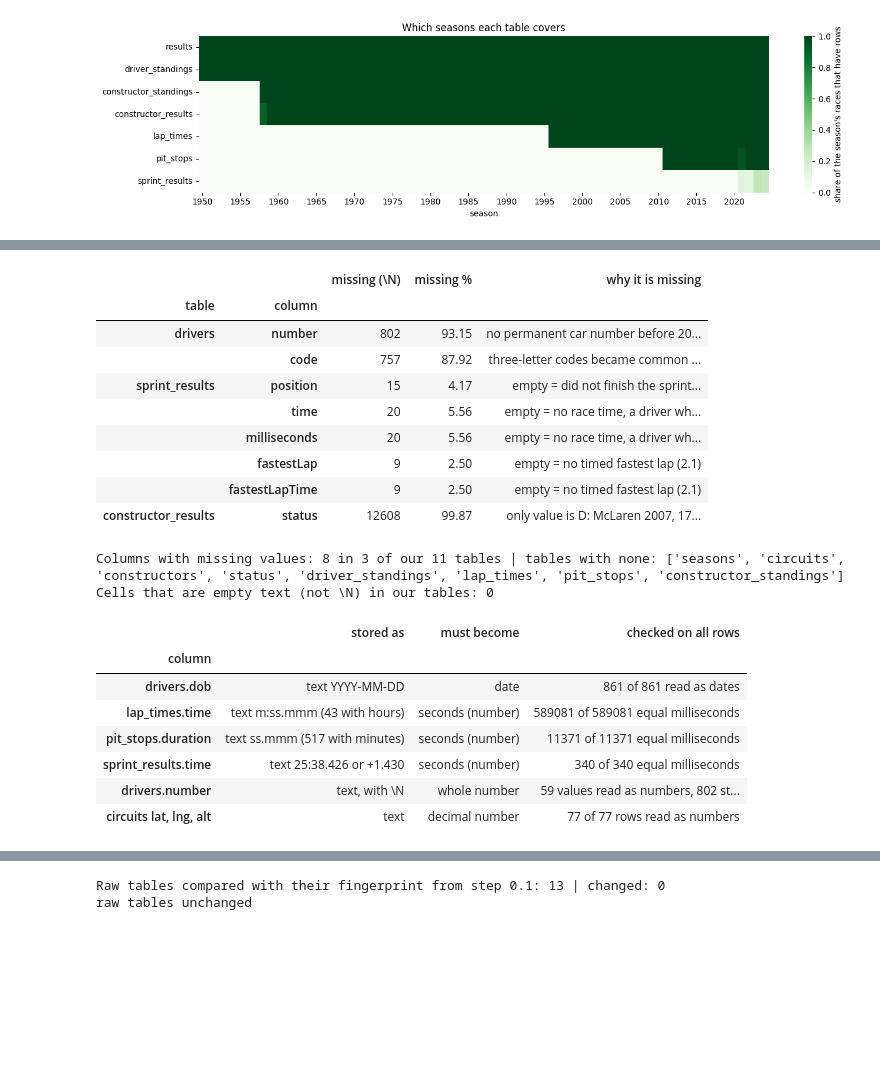
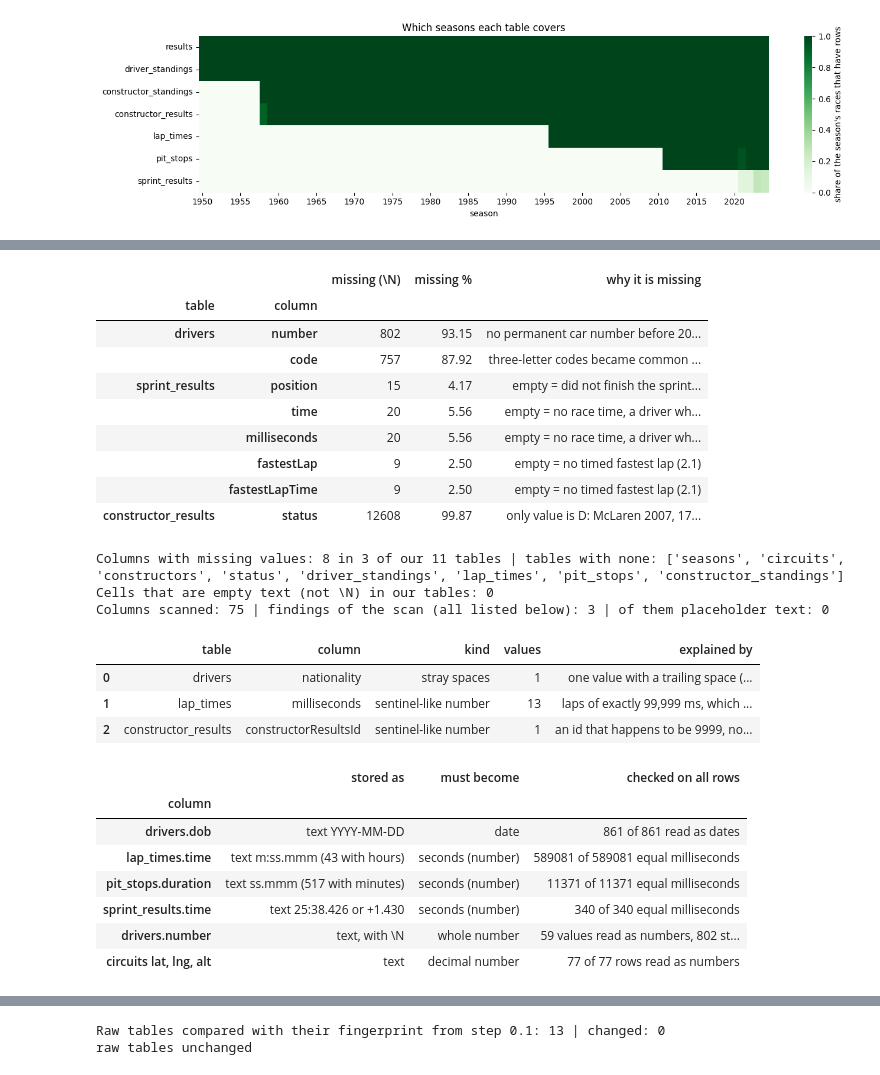
Before and after one commit to sal-tarek/ACL_F1_Predictions, a Jupyter notebook: final-audit/ms1-pre-cleaning-audit.ipynb, the cells around one changed output, grey strips where cells are left out. Drawn from its saved outputs; the diff is of its cells as text; code cells hidden in the pictures; blank space fills up the shorter version.

```diff
--- a/final-audit/ms1-pre-cleaning-audit.ipynb
+++ b/final-audit/ms1-pre-cleaning-audit.ipynb
@@ -1728,52 +1762,78 @@ Sprint results, share of the races of each sprint season (%): {2021: 14, 2022: 1
 missing = pd.concat({t: profile(t) for t in MINE})
 missing.index.names = ["table", "column"]
 missing = missing[missing["missing (\\N)"] > 0][["missing (\\N)", "missing %"]]
-reason = {("drivers", "number"): "no permanent car number before 2014: follows the era (1.3)",
-          ("drivers", "code"): "three-letter codes became common in the 2000s: follows the era (1.3)",
+reason = {("drivers", "number"): "no permanent car number before 2014: follows the era (1.2)",
+          ("drivers", "code"): "three-letter codes became common in the 2000s: follows the era (1.2)",
           ("sprint_results", "position"): "empty = did not finish the sprint (2.1)",
           ("sprint_results", "time"): "empty = no race time, a driver who did not finish (2.1)",
           ("sprint_results", "milliseconds"): "empty = no race time, a driver who did not finish (2.1)",
           ("sprint_results", "fastestLap"): "empty = no timed fastest lap (2.1)",
           ("sprint_results", "fastestLapTime"): "empty = no timed fastest lap (2.1)",
-          ("constructor_results", "status"): "only value is D: McLaren 2007, 17 rows (2.6)"}
+          ("constructor_results", "status"): "only value is D: McLaren 2007, 17 rows (2.5)"}
 missing["why it is missing"] = [reason.get(key, "NOT EXPLAINED YET: investigate") for key in missing.index]
 display(missing)
 assert all(key in reason for key in missing.index), "a column with missing values has no explanation yet"       # the notebook stops if a new one ever appears
 print("Columns with missing values:", len(missing), "in", missing.index.get_level_values("table").nunique(), "of our", len(MINE), "tables | tables with none:",
       [t for t in MINE if t not in missing.index.get_level_values("table")])
 print("Cells that are empty text (not \\N) in our tables:", int(sum((raw[t] == "").sum().sum() for t in MINE)))
 
-# (b) Columns that are stored as text but must become real numbers, dates or durations. We test every conversion on ALL rows.
+# (b) Is \N the ONLY way a missing value is written? We scan EVERY column of our 11 tables for other common placeholders:
+#     placeholder text ("NaN", "N/A", "null", "-", "?", ...), stray spaces, and numbers that often stand in for "missing" (-1, 9999, ...).
+PLACEHOLDER_TEXT = {"", "nan", "na", "n/a", "null", "none", "nil", "-", "--", "?", "unknown", "unk", "tbd", "missing"}
+SENTINEL_NUMBERS = {"-1", "-99", "-999", "9999", "99999"}
+hits = []
+for t in MINE:
+    for col in raw[t].columns:
+        values = raw[t][col][raw[t][col] != SENT]                                                    # the known \N is left out
+        found = {"placeholder text": int(values.str.strip().str.lower().isin(PLACEHOLDER_TEXT).sum()),
+                 "stray spaces": int((values != values.str.strip()).sum()),
+                 "sentinel-like number": int(values.isin(SENTINEL_NUMBERS).sum())}
+        hits += [{"table": t, "column": col, "kind": k, "values": n} for k, n in found.items() if n]
+explanation = {("drivers", "nationality", "stray spaces"): "one value with a trailing space (Argentinian), fixed in step 1.4",
+               ("lap_times", "milliseconds", "sentinel-like number"): "laps of exactly 99,999 ms, which is the real lap time " + " / ".join(laps[laps.milliseconds == 99999].time.unique()),
+               ("constructor_results", "constructorResultsId", "sentinel-like number"): "an id that happens to be 9999, not a missing value"}
+scan = pd.DataFrame(hits)
+scan["explained by"] = [explanation.get((r.table, r.column, r.kind), "NOT EXPLAINED YET: investigate") for r in scan.itertuples()]
+print("Columns scanned:", sum(raw[t].shape[1] for t in MINE), "| findings of the scan (all listed below):", len(scan), "| of them placeholder text:", int((scan.kind == "placeholder text").sum()))
+display(scan)
+assert not scan["explained by"].str.startswith("NOT EXPLAINED").any(), "the scan found something we cannot explain yet"
+
+# (c) Columns that are stored as text but must become real numbers, dates or durations. We test every conversion on ALL rows.
 conversions = pd.DataFrame([
     ("drivers.dob",            "text YYYY-MM-DD",                   "date",                f"{int(dob.notna().sum())} of {len(dob)} read as dates"),
     ("lap_times.time",         "text m:ss.mmm (43 with hours)",     "seconds (number)",    f"{int((laps.time.map(lap_text_to_ms) == laps.milliseconds).sum())} of {len(laps)} equal milliseconds"),
     ("pit_stops.duration",     "text ss.mmm (517 with minutes)",    "seconds (number)",    f"{int((pits.duration.map(duration_to_ms) == pits.milliseconds).sum())} of {len(pits)} equal milliseconds"),
     ("sprint_results.time",    "text 25:38.426 or +1.430",          "seconds (number)",    f"{int((timed.expected_ms == timed.milliseconds).sum())} of {len(timed)} equal milliseconds"),
     ("drivers.number",         "text, with \\N",                     "whole number",        f"{int(drivers.number.notna().sum())} values read as numbers, {int(drivers.number.isna().sum())} stay missing"),
     ("circuits lat, lng, alt", "text",                              "decimal number",      f"{int(circuits[['lat', 'lng', 'alt']].notna().all(axis=1).sum())} of {len(circuits)} rows read as numbers")],
     columns=["column", "stored as", "must become", "checked on all rows"]).set_index("column")
 display(conversions)
 # %% [output]
 |  |  | missing (\N) | missing % | why it is missing |
 | table | column |  |  |  |
 | drivers | number | 802 | 93.15 | no permanent car number before 20... |
 |  | code | 757 | 87.92 | three-letter codes became common ... |
 | sprint_results | position | 15 | 4.17 | empty = did not finish the sprint... |
 |  | time | 20 | 5.56 | empty = no race time, a driver wh... |
 |  | milliseconds | 20 | 5.56 | empty = no race time, a driver wh... |
 |  | fastestLap | 9 | 2.50 | empty = no timed fastest lap (2.1) |
 |  | fastestLapTime | 9 | 2.50 | empty = no timed fastest lap (2.1) |
 | constructor_results | status | 12608 | 99.87 | only value is D: McLaren 2007, 17... |
 Columns with missing values: 8 in 3 of our 11 tables | tables with none: ['seasons', 'circuits', 'constructors', 'status', 'driver_standings', 'lap_times', 'pit_stops', 'constructor_standings']
 Cells that are empty text (not \N) in our tables: 0
+Columns scanned: 75 | findings of the scan (all listed below): 3 | of them placeholder text: 0
-|  | stored as | must become | checked on all rows |
-| column |  |  |  |
-| drivers.dob | text YYYY-MM-DD | date | 861 of 861 read as dates |
-| lap_times.time | text m:ss.mmm (43 with hours) | seconds (number) | 589081 of 589081 equal milliseconds |
-| pit_stops.duration | text ss.mmm (517 with minutes) | seconds (number) | 11371 of 11371 equal milliseconds |
-| sprint_results.time | text 25:38.426 or +1.430 | seconds (number) | 340 of 340 equal milliseconds |
-| drivers.number | text, with \N | whole number | 59 values read as numbers, 802 st... |
-| circuits lat, lng, alt | text | decimal number | 77 of 77 rows read as numbers |
+|  | table | column | kind | values | explained by |
+| 0 | drivers | nationality | stray spaces | 1 | one value with a trailing space (... |
+| 1 | lap_times | milliseconds | sentinel-like number | 13 | laps of exactly 99,999 ms, which ... |
+| 2 | constructor_results | constructorResultsId | sentinel-like number | 1 | an id that happens to be 9999, no... |
+|  | stored as | must become | checked on all rows |
+| column |  |  |  |
+| drivers.dob | text YYYY-MM-DD | date | 861 of 861 read as dates |
+| lap_times.time | text m:ss.mmm (43 with hours) | seconds (number) | 589081 of 589081 equal milliseconds |
+| pit_stops.duration | text ss.mmm (517 with minutes) | seconds (number) | 11371 of 11371 equal milliseconds |
+| sprint_results.time | text 25:38.426 or +1.430 | seconds (number) | 340 of 340 equal milliseconds |
+| drivers.number | text, with \N | whole number | 59 values read as numbers, 802 st... |
+| circuits lat, lng, alt | text | decimal number | 77 of 77 rows read as numbers |
 # %% [markdown]
 **What we saw**
 - **8 columns contain `\N`, in 3 of our 11 tables**, and each has a reason we found above: `drivers.number` (93.15%) and `drivers.code` (87.92%) follow the era; five `sprint_results` columns (2.5% to 5.6%) are empty for drivers who did not finish; `constructor_results.status` (99.87%) only holds the flag `D` for McLaren 2007. The other 8 tables have no missing value at all, and no table has a truly empty cell. The notebook stops if a column with `\N` ever has no explanation.
```
Also changed, not shown: parts of 33 cells of this notebook, 11 other files.
